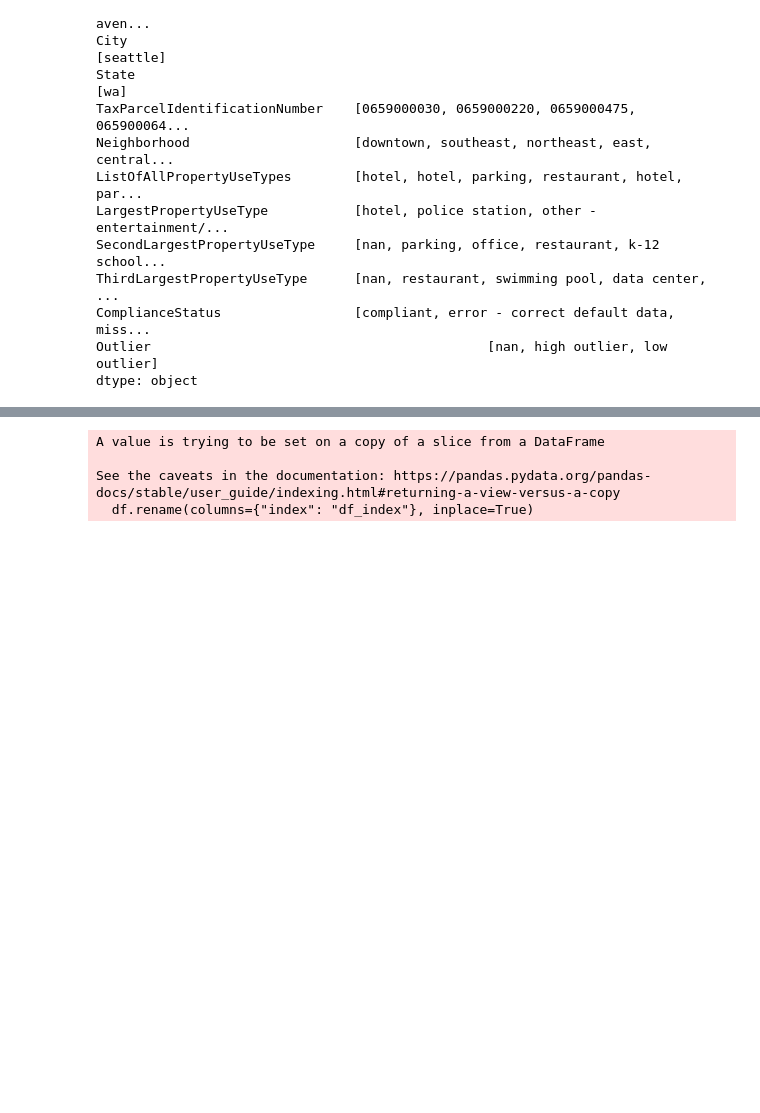
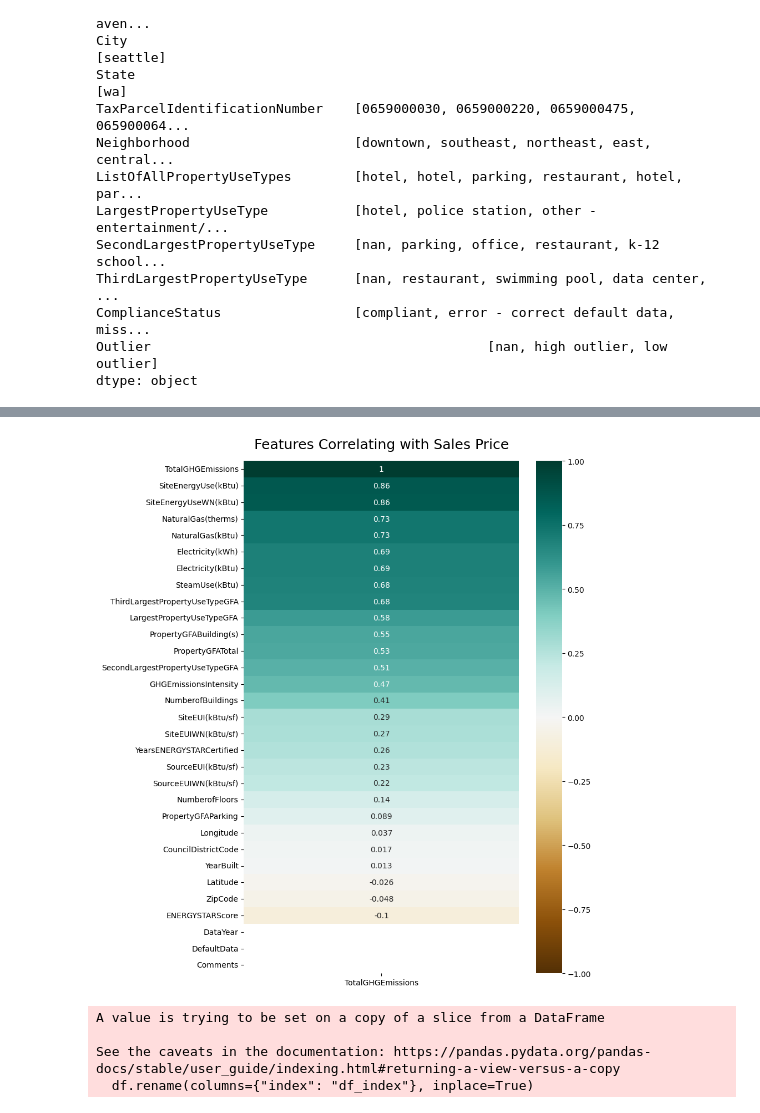
Before and after one commit to data-IA-2022/CO2_Manuel_David, a Jupyter notebook: eda.ipynb, the cells around one changed output, grey strips where cells are left out. Cells and saved outputs as stored; diff of their text form; code cells hidden in the pictures; blank space fills up the shorter version.

```diff
--- a/eda.ipynb
+++ b/eda.ipynb
@@ -170,3 +143,11 @@ Index(['OSEBuildingID', 'DataYear', 'BuildingType', 'PrimaryPropertyType',
+# %%
+plt.figure(figsize=(8, 12))
+heatmap = sns.heatmap(df.corr()[['TotalGHGEmissions']]
+                      .sort_values(by='TotalGHGEmissions',ascending=False),
+                      vmin=-1, vmax=1, annot=True, cmap='BrBG')
+heatmap.set_title('Features Correlating with Sales Price', fontdict={'fontsize':18}, pad=16);
+# %% [output]
+[figure, added]
 # %%
 from ydata_profiling import ProfileReport
 # %%
```
Also changed, not shown: parts of 4 cells of this notebook.
